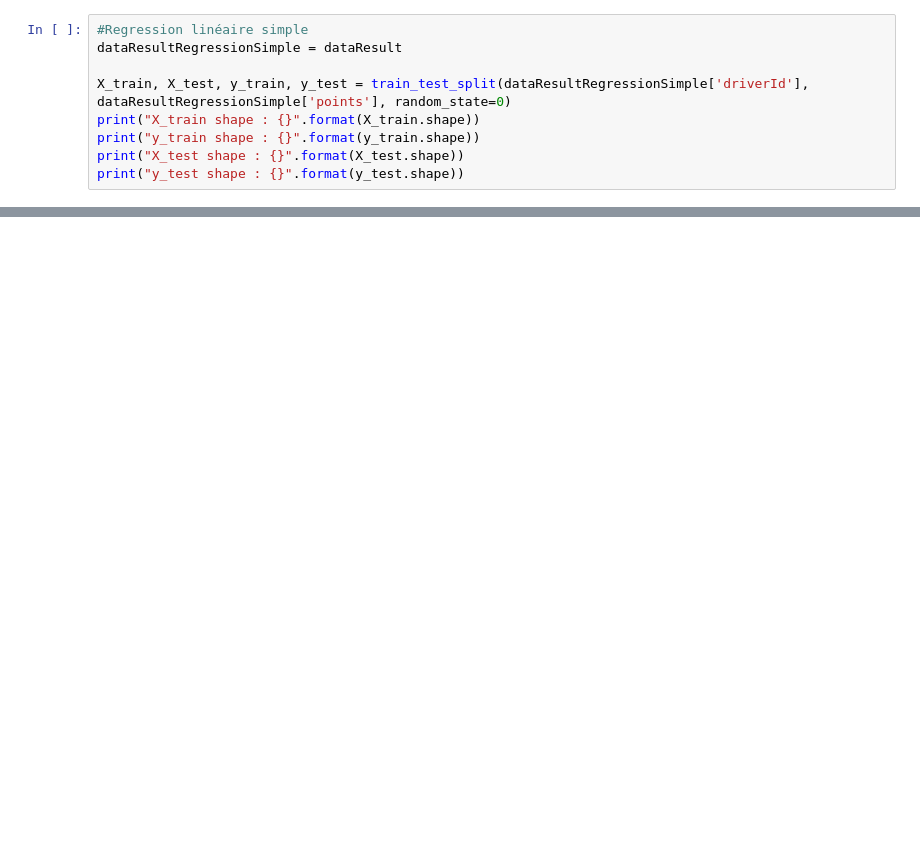
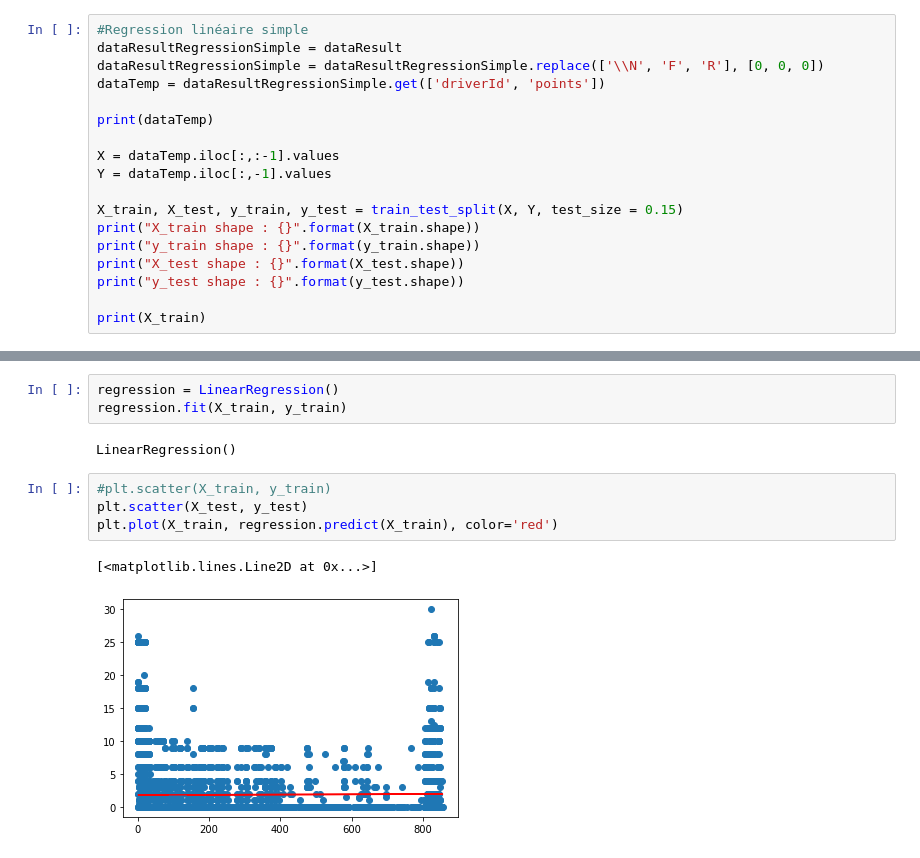
Before and after one commit to benjamin-milhet/F1_Machine_Learning, a Jupyter notebook: notebook5dc233bf8c.ipynb, the cells around one changed output, grey strips where cells are left out. Saved outputs shown, nothing was run; the diff lists cells and outputs as text; blank space fills up the shorter version.

```diff
--- a/notebook5dc233bf8c.ipynb
+++ b/notebook5dc233bf8c.ipynb
@@ -44,10 +67,19 @@ NameError: name 'dataResult' is not defined
 # %%
 #Regression linéaire simple
 dataResultRegressionSimple = dataResult
+dataResultRegressionSimple = dataResultRegressionSimple.replace(['\\N', 'F', 'R'], [0, 0, 0])
+dataTemp = dataResultRegressionSimple.get(['driverId', 'points'])
 
-X_train, X_test, y_train, y_test = train_test_split(dataResultRegressionSimple['driverId'], dataResultRegressionSimple['points'], random_state=0)
+print(dataTemp)
+
+X = dataTemp.iloc[:,:-1].values
+Y = dataTemp.iloc[:,-1].values
+
+X_train, X_test, y_train, y_test = train_test_split(X, Y, test_size = 0.15)
 print("X_train shape : {}".format(X_train.shape))
 print("y_train shape : {}".format(y_train.shape))
 print("X_test shape : {}".format(X_test.shape))
 print("y_test shape : {}".format(y_test.shape))
+
+print(X_train)
 # %% [output]
@@ -54,0 +103,12 @@ NameError: name 'dataResult' is not defined
+# %%
+regression = LinearRegression()
+regression.fit(X_train, y_train)
+# %% [output]
+LinearRegression()
+# %%
+#plt.scatter(X_train, y_train)
+plt.scatter(X_test, y_test)
+plt.plot(X_train, regression.predict(X_train), color='red')
+# %% [output]
+[<matplotlib.lines.Line2D at 0x...>]
+[figure, added]
```
Also changed, not shown: parts of 6 cells of this notebook.
